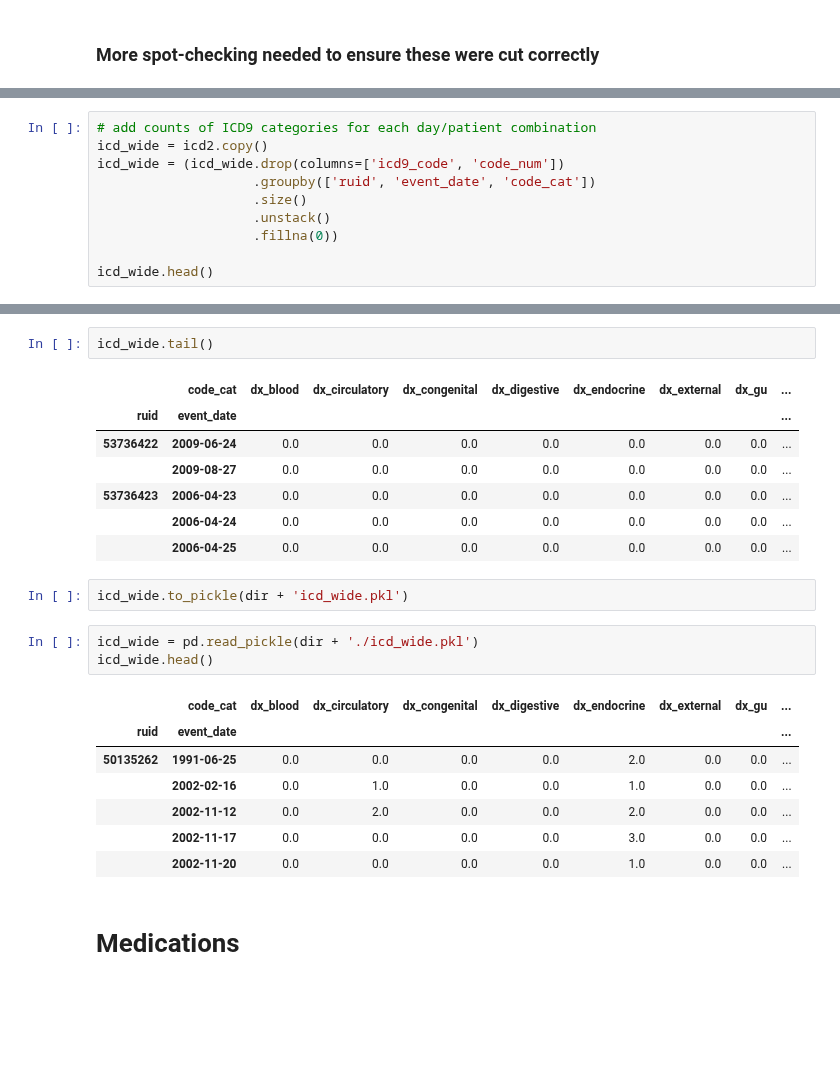
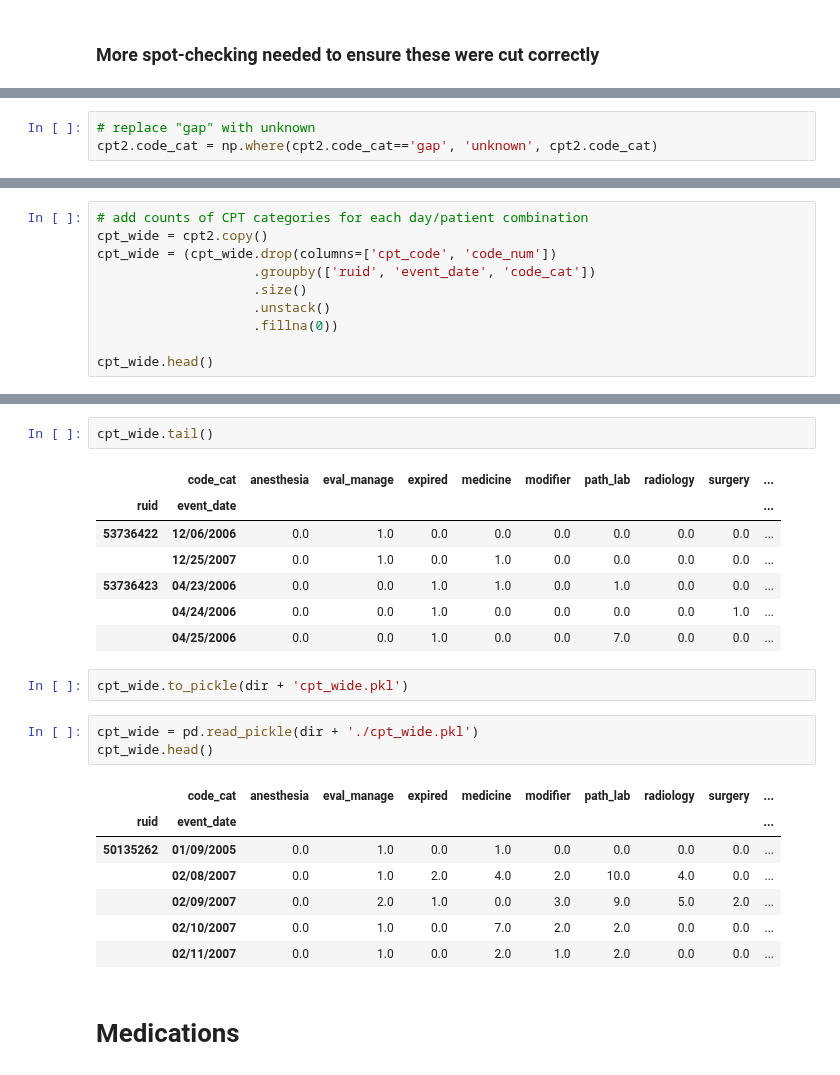
Before and after one commit to alvinjeffery/Bios8366_project, a Jupyter notebook: code/alvin_prelim.ipynb, the cells around one changed output, grey strips where cells are left out. Cells and saved outputs as stored; diff of their text form; blank space fills up the shorter version.

Commit message:
cpt codes added along with pickle

```diff
--- a/code/alvin_prelim.ipynb
+++ b/code/alvin_prelim.ipynb
@@ -456,3 +481,6 @@ cpt2.tail()
+# %%
+# replace "gap" with unknown
+cpt2.code_cat = np.where(cpt2.code_cat=='gap', 'unknown', cpt2.code_cat)
 # %%
 code_dict = {}
 for code in set(cpt2.code_cat):
@@ -493,11 +515,11 @@ icd2.head()
 # %%
-# add counts of ICD9 categories for each day/patient combination
-icd_wide = icd2.copy()
-icd_wide = (icd_wide.drop(columns=['icd9_code', 'code_num'])
+# add counts of CPT categories for each day/patient combination
+cpt_wide = cpt2.copy()
+cpt_wide = (cpt_wide.drop(columns=['cpt_code', 'code_num'])
                     .groupby(['ruid', 'event_date', 'code_cat'])
                     .size()
                     .unstack()
                     .fillna(0))
 
-icd_wide.head()
+cpt_wide.head()
 # %% [output]
@@ -511,26 +533,26 @@ icd_wide.head()
 # %%
-icd_wide.tail()
+cpt_wide.tail()
 # %% [output]
-|  | code_cat | dx_blood | dx_circulatory | dx_congenital | dx_digestive | dx_endocrine | dx_external | dx_gu | ... |
-| ruid | event_date |  |  |  |  |  |  |  | ... |
-| 53736422 | 2009-06-24 | 0.0 | 0.0 | 0.0 | 0.0 | 0.0 | 0.0 | 0.0 | ... |
-|  | 2009-08-27 | 0.0 | 0.0 | 0.0 | 0.0 | 0.0 | 0.0 | 0.0 | ... |
-| 53736423 | 2006-04-23 | 0.0 | 0.0 | 0.0 | 0.0 | 0.0 | 0.0 | 0.0 | ... |
-|  | 2006-04-24 | 0.0 | 0.0 | 0.0 | 0.0 | 0.0 | 0.0 | 0.0 | ... |
-|  | 2006-04-25 | 0.0 | 0.0 | 0.0 | 0.0 | 0.0 | 0.0 | 0.0 | ... |
+|  | code_cat | anesthesia | eval_manage | expired | medicine | modifier | path_lab | radiology | surgery | ... |
+| ruid | event_date |  |  |  |  |  |  |  |  | ... |
+| 53736422 | 12/06/2006 | 0.0 | 1.0 | 0.0 | 0.0 | 0.0 | 0.0 | 0.0 | 0.0 | ... |
+|  | 12/25/2007 | 0.0 | 1.0 | 0.0 | 1.0 | 0.0 | 0.0 | 0.0 | 0.0 | ... |
+| 53736423 | 04/23/2006 | 0.0 | 0.0 | 1.0 | 1.0 | 0.0 | 1.0 | 0.0 | 0.0 | ... |
+|  | 04/24/2006 | 0.0 | 0.0 | 1.0 | 0.0 | 0.0 | 0.0 | 0.0 | 1.0 | ... |
+|  | 04/25/2006 | 0.0 | 0.0 | 1.0 | 0.0 | 0.0 | 7.0 | 0.0 | 0.0 | ... |
 # %%
-icd_wide.to_pickle(dir + 'icd_wide.pkl')
+cpt_wide.to_pickle(dir + 'cpt_wide.pkl')
 # %%
-icd_wide = pd.read_pickle(dir + './icd_wide.pkl')
-icd_wide.head()
+cpt_wide = pd.read_pickle(dir + './cpt_wide.pkl')
+cpt_wide.head()
 # %% [output]
-|  | code_cat | dx_blood | dx_circulatory | dx_congenital | dx_digestive | dx_endocrine | dx_external | dx_gu | ... |
-| ruid | event_date |  |  |  |  |  |  |  | ... |
-| 50135262 | 1991-06-25 | 0.0 | 0.0 | 0.0 | 0.0 | 2.0 | 0.0 | 0.0 | ... |
-|  | 2002-02-16 | 0.0 | 1.0 | 0.0 | 0.0 | 1.0 | 0.0 | 0.0 | ... |
-|  | 2002-11-12 | 0.0 | 2.0 | 0.0 | 0.0 | 2.0 | 0.0 | 0.0 | ... |
-|  | 2002-11-17 | 0.0 | 0.0 | 0.0 | 0.0 | 3.0 | 0.0 | 0.0 | ... |
-|  | 2002-11-20 | 0.0 | 0.0 | 0.0 | 0.0 | 1.0 | 0.0 | 0.0 | ... |
+|  | code_cat | anesthesia | eval_manage | expired | medicine | modifier | path_lab | radiology | surgery | ... |
+| ruid | event_date |  |  |  |  |  |  |  |  | ... |
+| 50135262 | 01/09/2005 | 0.0 | 1.0 | 0.0 | 1.0 | 0.0 | 0.0 | 0.0 | 0.0 | ... |
+|  | 02/08/2007 | 0.0 | 1.0 | 2.0 | 4.0 | 2.0 | 10.0 | 4.0 | 0.0 | ... |
+|  | 02/09/2007 | 0.0 | 2.0 | 1.0 | 0.0 | 3.0 | 9.0 | 5.0 | 2.0 | ... |
+|  | 02/10/2007 | 0.0 | 1.0 | 0.0 | 7.0 | 2.0 | 2.0 | 0.0 | 0.0 | ... |
+|  | 02/11/2007 | 0.0 | 1.0 | 0.0 | 2.0 | 1.0 | 2.0 | 0.0 | 0.0 | ... |
 # %% [markdown]
 # Medications
 # %%
```
Also changed, not shown: parts of 12 cells of this notebook.
